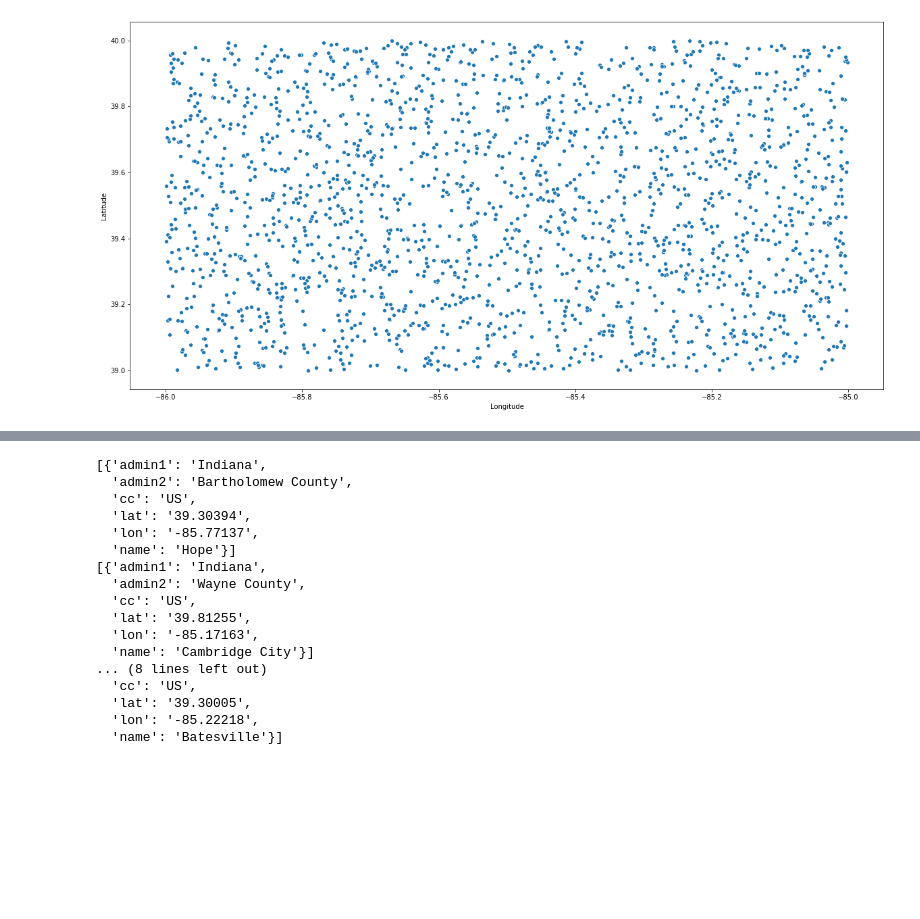
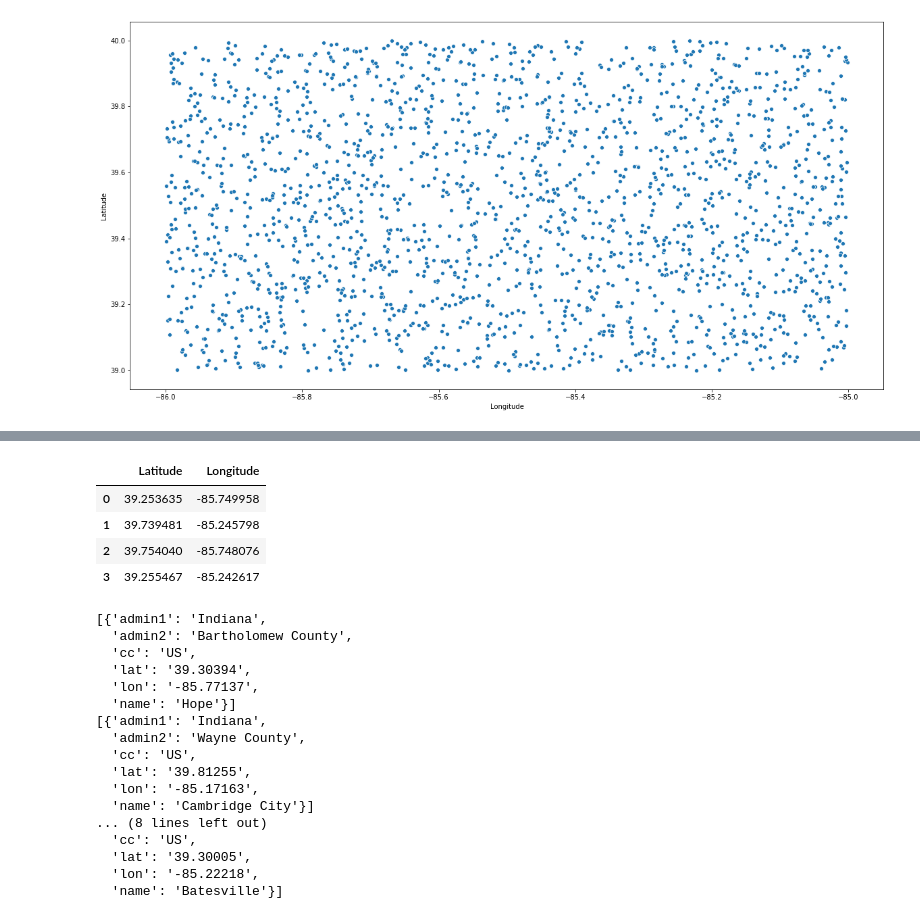
Before and after one commit to linhphan98/Data_Science, a Jupyter notebook: XTern_DataScience.ipynb, the cells around one changed output, grey strips where cells are left out. Cells and saved outputs as stored; diff of their text form; code cells hidden in the pictures; blank space fills up the shorter version.

```diff
--- a/XTern_DataScience.ipynb
+++ b/XTern_DataScience.ipynb
@@ -144,6 +136,18 @@ Text(0, 0.5, 'Latitude')
 center_geometry = pd.DataFrame(model.cluster_centers_[:,0],columns=['Longitude'])
 # %%
 center_geometry['Latitude'] = model.cluster_centers_[:,1]
+# %%
+center_geometry = scaler.inverse_transform(center_geometry)
+# %%
+center_geometry = pd.DataFrame((center_geometry), columns=['Latitude','Longitude'])
+# %%
+center_geometry
+# %% [output]
+|  | Latitude | Longitude |
+| 0 | 39.253635 | -85.749958 |
+| 1 | 39.739481 | -85.245798 |
+| 2 | 39.754040 | -85.748076 |
+| 3 | 39.255467 | -85.242617 |
 # %%
 import reverse_geocoder as rg
 import pprint
```
Also changed, not shown: parts of 12 cells of this notebook, 1 other file.
